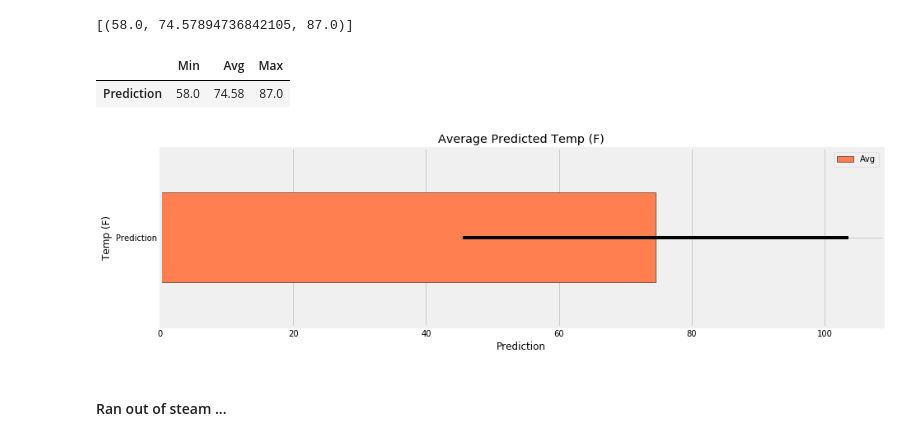
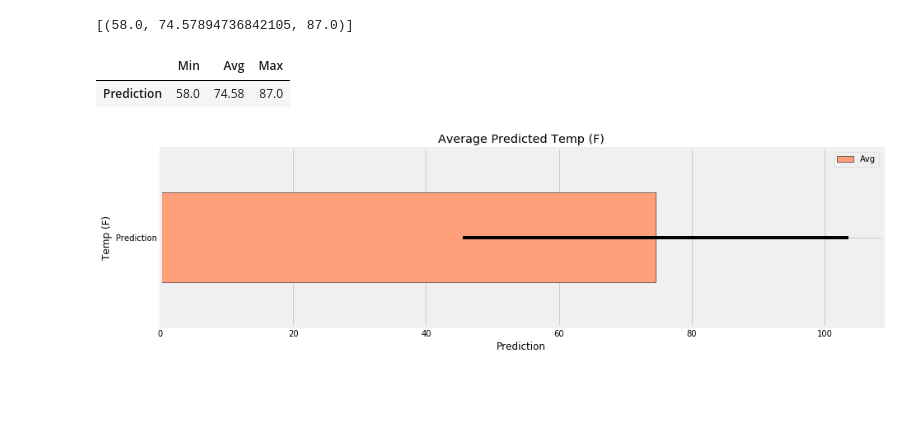
Before and after one commit to srmonteiro/DS_Bootcamp_HW, a Jupyter notebook: Monteiro_wk11_ADSR_Climate_Surf/Monteiro_wk11_ADSR_SurfWeather.ipynb, the cells around one changed output. Saved outputs shown, nothing was run; the diff lists cells and outputs as text; code cells hidden in the pictures; blank space fills up the shorter version.

```diff
--- a/Monteiro_wk11_ADSR_Climate_Surf/Monteiro_wk11_ADSR_SurfWeather.ipynb
+++ b/Monteiro_wk11_ADSR_Climate_Surf/Monteiro_wk11_ADSR_SurfWeather.ipynb
@@ -476,29 +476,27 @@ temp_predictor = calc_temps(year_ago, last_day)
 # %%
 temp_list = temp_predictor[0]
 temp_min = temp_list[0]
 temp_avg = temp_list[1]
 temp_max = temp_list[2]
 center = (temp_avg)/2
 error_t = temp_max - temp_min
 
 trip_temps = pd.DataFrame({'Min': temp_min, 'Avg': temp_avg, 'Max': temp_max }, index=["Prediction"])
 predictor = trip_temps.round(2)
 display(predictor)
 
-trip_temps.plot.barh(y='Avg', xerr=error_t, edgecolor='black', facecolor='coral', align='center')
+trip_temps.plot.barh(y='Avg', xerr=error_t, edgecolor='black', facecolor='lightsalmon', align='center')
 plt.title('Average Predicted Temp (F)')
 plt.xlabel('Prediction')
 plt.ylabel('Temp (F)')
 
 
 fig = plt.gcf()
 fig.set_size_inches(14, 4)
 plt.savefig("trip_temp_predictor.png")
 plt.show()
 plt.close()
 # %% [output]
 |  | Min | Avg | Max |
 | Prediction | 58.0 | 74.58 | 87.0 |
-[figure, old version]
+[figure, new version]
-# %% [markdown]
-#### Ran out of steam ...
```
Also changed, not shown: parts of 1 cell of this notebook, 1 other file.
